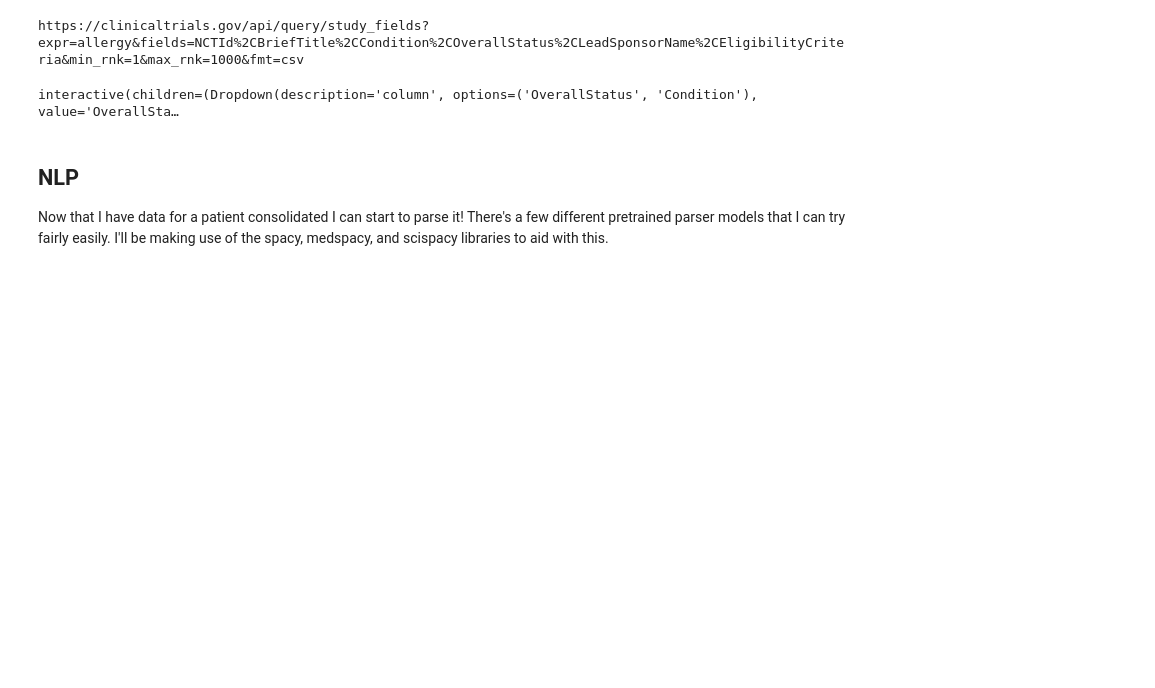
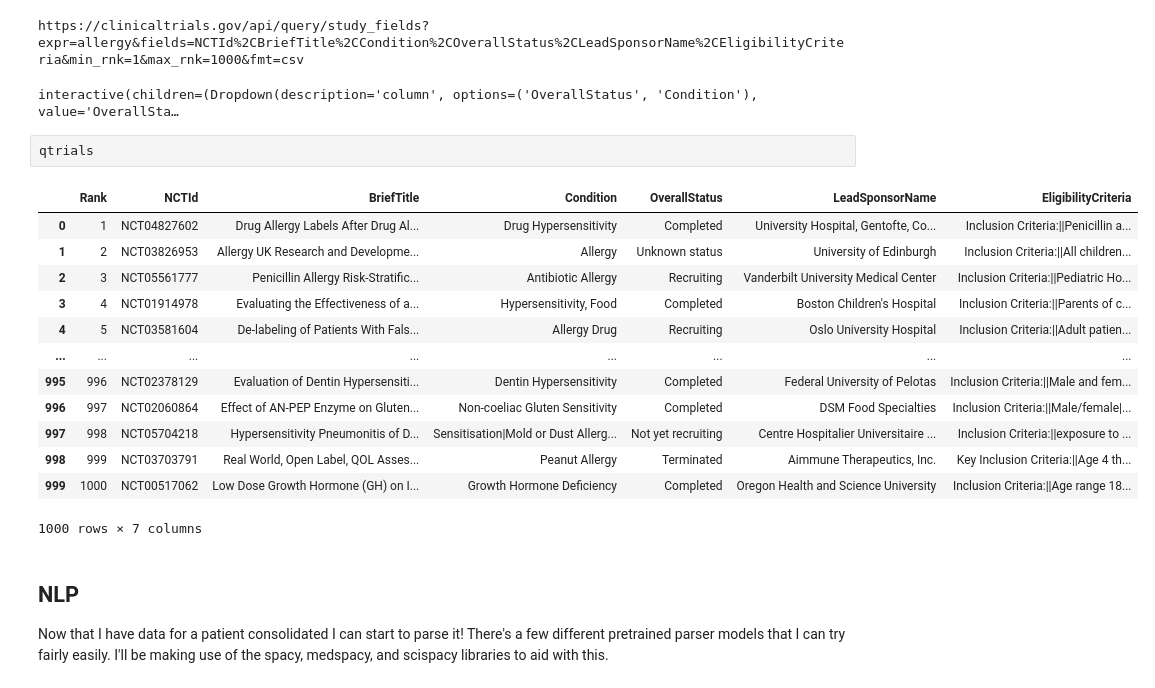
Before and after one commit to victormurcia/CTS_Test, a Jupyter notebook: CTS_Parser_Development_Dask.ipynb, the cells around one changed output. Cells and saved outputs as stored; diff of their text form; blank space fills up the shorter version.

```diff
--- a/CTS_Parser_Development_Dask.ipynb
+++ b/CTS_Parser_Development_Dask.ipynb
@@ -570,6 +544,22 @@ def show_recruiting_studies(column=['OverallStatus','Condition'],
 # %% [output]
 https://clinicaltrials.gov/api/query/study_fields?expr=allergy&fields=NCTId%2CBriefTitle%2CCondition%2COverallStatus%2CLeadSponsorName%2CEligibilityCriteria&min_rnk=1&max_rnk=1000&fmt=csv
 interactive(children=(Dropdown(description='column', options=('OverallStatus', 'Condition'), value='OverallSta…
+# %%
+qtrials
+# %% [output]
+|  | Rank | NCTId | BriefTitle | Condition | OverallStatus | LeadSponsorName | EligibilityCriteria |
+| 0 | 1 | NCT04827602 | Drug Allergy Labels After Drug Al... | Drug Hypersensitivity | Completed | University Hospital, Gentofte, Co... | Inclusion Criteria:||Penicillin a... |
+| 1 | 2 | NCT03826953 | Allergy UK Research and Developme... | Allergy | Unknown status | University of Edinburgh | Inclusion Criteria:||All children... |
+| 2 | 3 | NCT05561777 | Penicillin Allergy Risk-Stratific... | Antibiotic Allergy | Recruiting | Vanderbilt University Medical Center | Inclusion Criteria:||Pediatric Ho... |
+| 3 | 4 | NCT01914978 | Evaluating the Effectiveness of a... | Hypersensitivity, Food | Completed | Boston Children's Hospital | Inclusion Criteria:||Parents of c... |
+| 4 | 5 | NCT03581604 | De-labeling of Patients With Fals... | Allergy Drug | Recruiting | Oslo University Hospital | Inclusion Criteria:||Adult patien... |
+| ... | ... | ... | ... | ... | ... | ... | ... |
+| 995 | 996 | NCT02378129 | Evaluation of Dentin Hypersensiti... | Dentin Hypersensitivity | Completed | Federal University of Pelotas | Inclusion Criteria:||Male and fem... |
+| 996 | 997 | NCT02060864 | Effect of AN-PEP Enzyme on Gluten... | Non-coeliac Gluten Sensitivity | Completed | DSM Food Specialties | Inclusion Criteria:||Male/female|... |
+| 997 | 998 | NCT05704218 | Hypersensitivity Pneumonitis of D... | Sensitisation|Mold or Dust Allerg... | Not yet recruiting | Centre Hospitalier Universitaire ... | Inclusion Criteria:||exposure to ... |
+| 998 | 999 | NCT03703791 | Real World, Open Label, QOL Asses... | Peanut Allergy | Terminated | Aimmune Therapeutics, Inc. | Key Inclusion Criteria:||Age 4 th... |
+| 999 | 1000 | NCT00517062 | Low Dose Growth Hormone (GH) on I... | Growth Hormone Deficiency | Completed | Oregon Health and Science University | Inclusion Criteria:||Age range 18... |
+1000 rows × 7 columns
 # %% [markdown]
 ## NLP
 Now that I have data for a patient consolidated I can start to parse it! There's a few different pretrained parser models that I can try fairly easily. I'll be making use of the spacy, medspacy, and scispacy libraries to aid with this.
```
Also changed, not shown: parts of 27 cells of this notebook.
